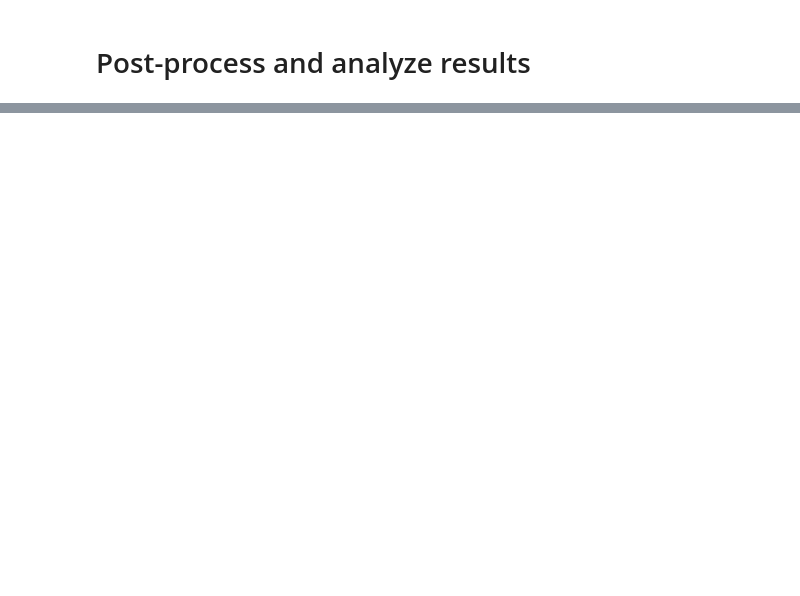
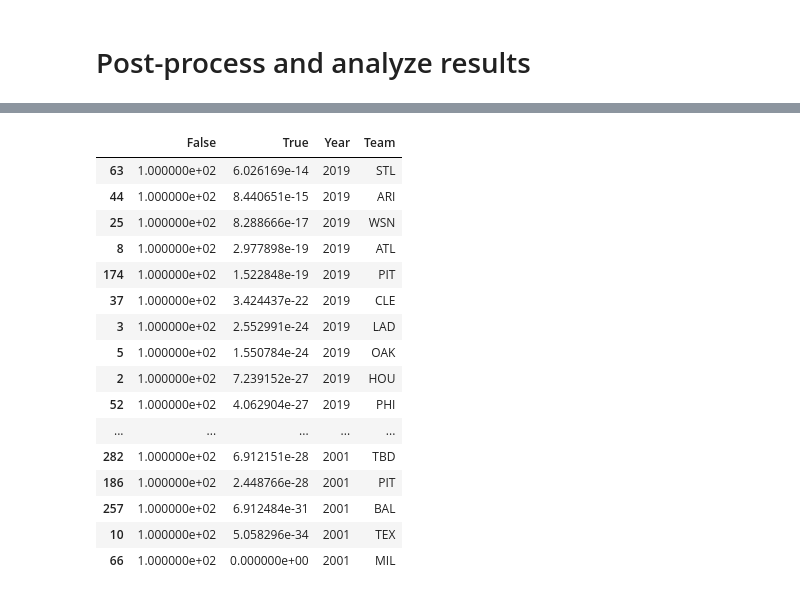
Before and after one commit to rileyfritz/final-project-MLB, a Jupyter notebook: neural_network.ipynb, the cells around one changed output, grey strips where cells are left out. Drawn from its saved outputs; the diff is of its cells as text; code cells hidden in the pictures; blank space fills up the shorter version.

Commit message:
got the odd years now. linking to app.js

```diff
--- a/neural_network.ipynb
+++ b/neural_network.ipynb
@@ -264,0 +408,9 @@ df.to_json('nn_predictions.js')
+# %%
+# connect predictions to the team and season using iloc and test_df
+teams = []
+years = []
+for i, row in winners_df.iterrows():
+    team = test_df.iloc[i,2]
+    year = test_df.iloc[i,1]
+    teams.append(team)
+    years.append(year)
@@ -264,0 +422,45 @@ df.to_json('nn_predictions.js')
+# %%
+# using probabilities
+probs = model.predict_proba(X_test_scaled)
+# probs
+# %%
+# dataframe cleanup
+probs_df = pd.DataFrame.from_records(probs)
+probs_df[0] = probs_df[0] * 100
+probs_df[1] = probs_df[1] * 100
+probs_df.rename(columns={0:'False', 1:'True'}, inplace=True)
+# probs_df.head()
+# %%
+# connect predictions to the team and season using iloc and test_df
+all_teams = []
+all_years = []
+for i, row in probs_df.iterrows():
+    team = test_df.iloc[i,2]
+    year = test_df.iloc[i,1]
+    all_teams.append(team)
+    all_years.append(year)
+# print(all_years)
+# %%
+# add teams to dataframe
+probs_df['Year'] = all_years
+probs_df['Team'] = all_teams
+probs_df.sort_values(by=['Year','True'],ascending=False)
+# probs_df.head()
+# %% [output]
+|  | False | True | Year | Team |
+| 63 | 1.000000e+02 | 6.026169e-14 | 2019 | STL |
+| 44 | 1.000000e+02 | 8.440651e-15 | 2019 | ARI |
+| 25 | 1.000000e+02 | 8.288666e-17 | 2019 | WSN |
+| 8 | 1.000000e+02 | 2.977898e-19 | 2019 | ATL |
+| 174 | 1.000000e+02 | 1.522848e-19 | 2019 | PIT |
+| 37 | 1.000000e+02 | 3.424437e-22 | 2019 | CLE |
+| 3 | 1.000000e+02 | 2.552991e-24 | 2019 | LAD |
+| 5 | 1.000000e+02 | 1.550784e-24 | 2019 | OAK |
+| 2 | 1.000000e+02 | 7.239152e-27 | 2019 | HOU |
+| 52 | 1.000000e+02 | 4.062904e-27 | 2019 | PHI |
+| ... | ... | ... | ... | ... |
+| 282 | 1.000000e+02 | 6.912151e-28 | 2001 | TBD |
+| 186 | 1.000000e+02 | 2.448766e-28 | 2001 | PIT |
+| 257 | 1.000000e+02 | 6.912484e-31 | 2001 | BAL |
+| 10 | 1.000000e+02 | 5.058296e-34 | 2001 | TEX |
+| 66 | 1.000000e+02 | 0.000000e+00 | 2001 | MIL |
```
Also changed, not shown: parts of 55 cells of this notebook, 3 other files.
